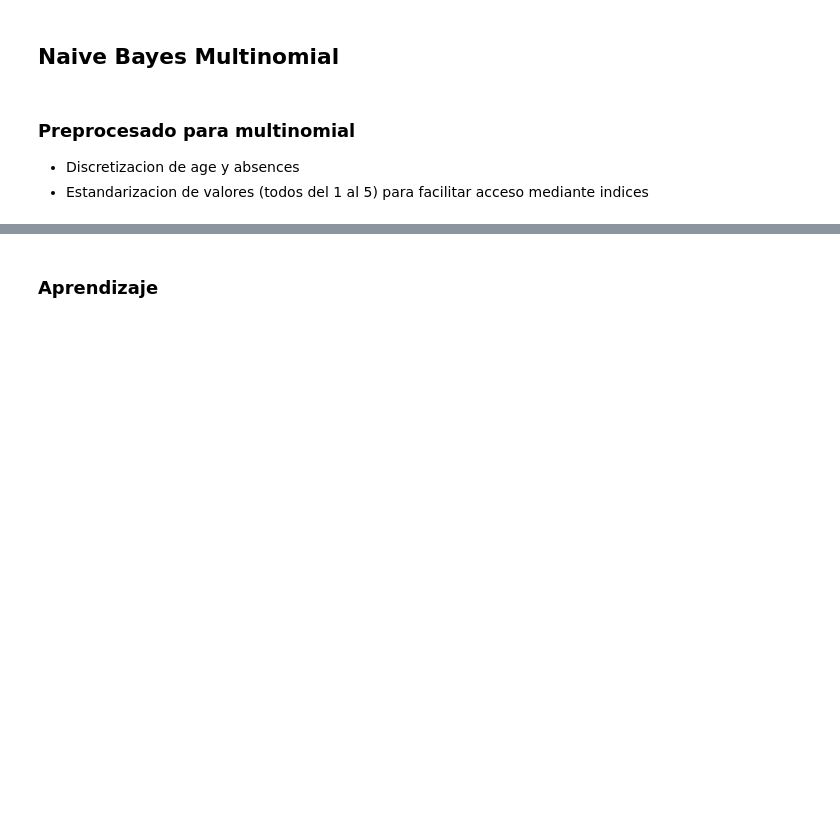
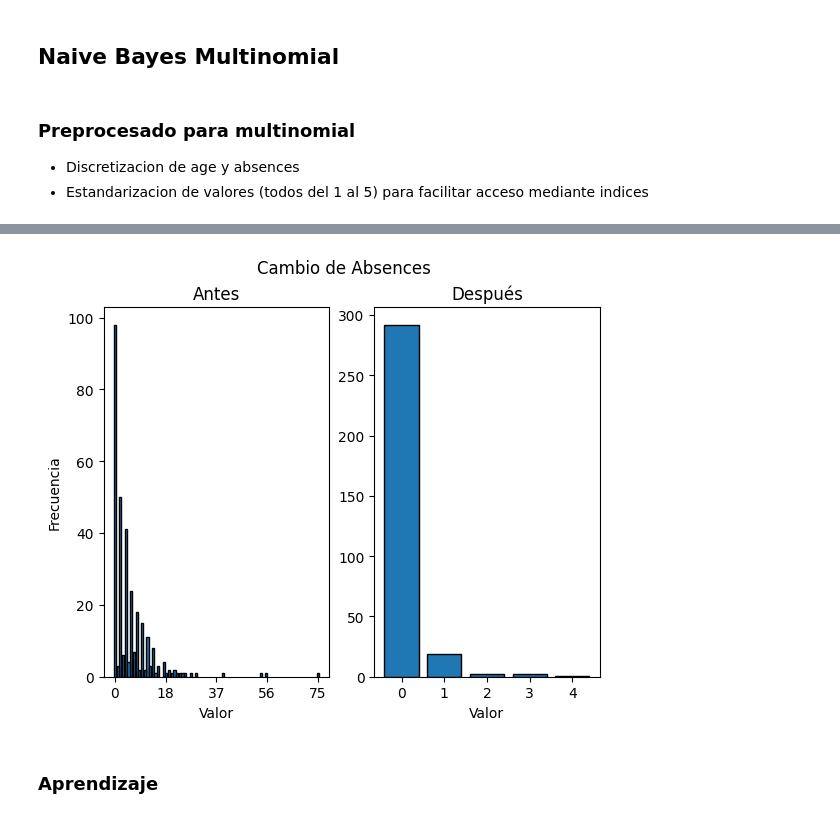
Before and after one commit to Charless96/ProyectoIa, a Jupyter notebook: proyectoFinal.ipynb, the cells around one changed output, grey strips where cells are left out. Saved outputs shown, nothing was run; the diff lists cells and outputs as text; code cells hidden in the pictures; blank space fills up the shorter version.

```diff
--- a/proyectoFinal.ipynb
+++ b/proyectoFinal.ipynb
@@ -319,3 +339,47 @@ test_data_mult['absences'] = testAbsDisc.astype(int)
+# %%
+#Discretizar absences
+absDiscretizer = KBinsDiscretizer(n_bins=5, encode='ordinal', strategy='uniform')
+absDiscretizer.fit(data[['absences']])
+
+trainAbsDisc = absDiscretizer.transform(train_data[['absences']])
+testAbsDisc = absDiscretizer.transform(test_data[['absences']])
+
+# Convertir los resultados a DataFrames
+trainAbsDisc = pd.DataFrame(trainAbsDisc, columns=['absences'])
+testAbsDisc = pd.DataFrame(testAbsDisc, columns=['absences'])
+
+# Si no se copian los indices entonces creara nulls al pasar los datos de la columna discretizada a la del DF
+trainAbsDisc.index = train_data_mult.index
+testAbsDisc.index = test_data_mult.index
+
+#Convertir a enteros
+train_data_mult['absences'] = trainAbsDisc.astype(int)
+test_data_mult['absences'] = testAbsDisc.astype(int)
+
+# Gráfico de barras absences (Antes vs Despues)
+fig, ax = plt.subplots(1,2)
+
+#Antes
+frecuencias = train_data['absences'].value_counts()
+ax[0].bar(frecuencias.index, frecuencias.values, edgecolor='black')
+ax[0].set_xticks(np.linspace(min(frecuencias.index), max(frecuencias.index), num=5))
+ax[0].set_xticklabels(np.linspace(min(frecuencias.index), max(frecuencias.index), num=5, dtype=int))
+
+ax[0].set_xlabel('Valor')
+ax[0].set_ylabel('Frecuencia')
+ax[0].set_title('Antes')
+
+#Despues
+frecuencias = trainAbsDisc['absences'].value_counts()
+ax[1].bar(frecuencias.index, frecuencias.values, edgecolor='black')
+ax[1].set_xticks(frecuencias.index)
+ax[1].set_xlabel('Valor')
+ax[1].set_title('Después')
+
+fig.suptitle('Cambio de Absences')
+plt.show()
+# %% [output]
+[figure, added]
 # %%
 #Aumentar las que van de 0-4 a 1-5 (age, fedu, failures, absences)
 #Esto fue para facilitar el acceso a indices estadisticos
```
Also changed, not shown: parts of 4 cells of this notebook.
